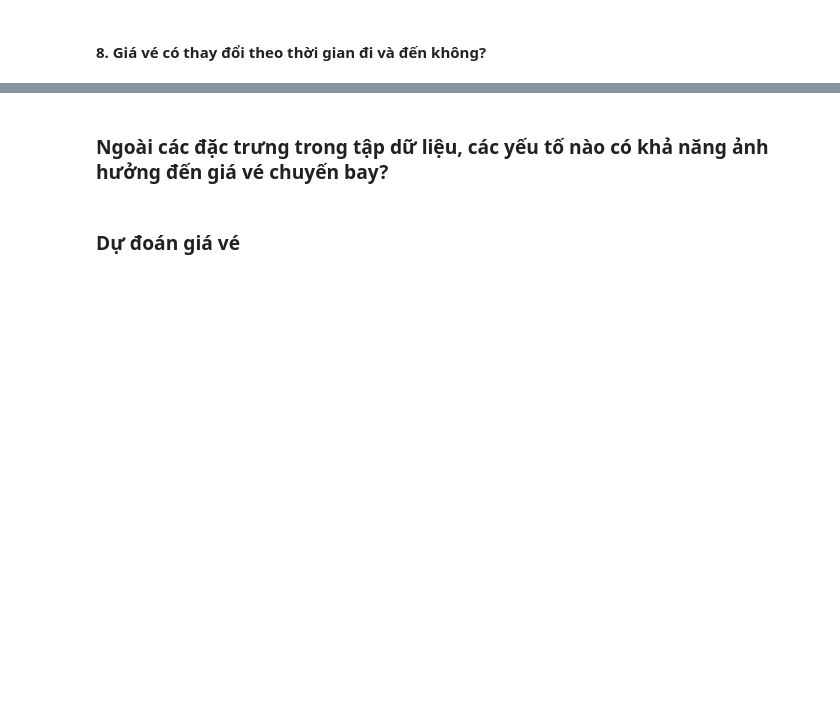
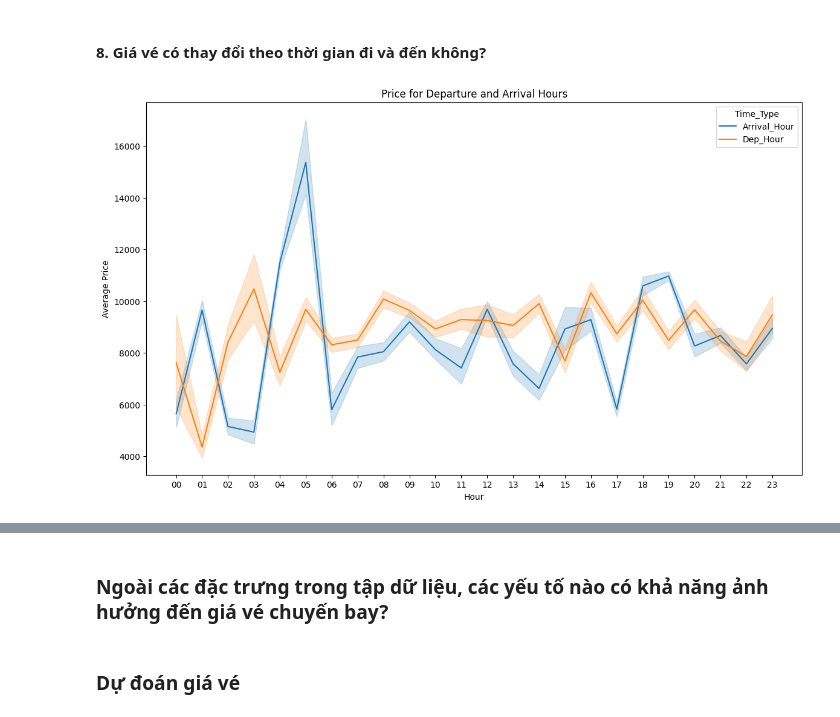
Before and after one commit to vngson/PTDLUD, a Jupyter notebook: main.ipynb, the cells around one changed output, grey strips where cells are left out. Saved outputs shown, nothing was run; the diff lists cells and outputs as text; code cells hidden in the pictures; blank space fills up the shorter version.

```diff
--- a/main.ipynb
+++ b/main.ipynb
@@ -264,2 +305,17 @@ plt.show()
 # %% [markdown]
 #### 8. Giá vé có thay đổi theo thời gian đi và đến không?
+# %%
+merged_data['Dep_Hour'] = merged_data['Dep_Time'].str.split(':').str[0]
+merged_data['Arrival_Hour'] = merged_data['Arrival_Time'].str.split(':').str[0]
+
+plot_data = pd.melt(merged_data[['Dep_Hour', 'Arrival_Hour', 'Price']],id_vars='Price', var_name='Time_Type', value_name='Hour')
+plot_data = plot_data.sort_values("Hour")
+# Visualize using a bar plot
+plt.figure(figsize=(14, 8))
+sns.lineplot(x='Hour', y='Price', hue='Time_Type', data=plot_data)
+plt.title('Price for Departure and Arrival Hours')
+plt.xlabel('Hour')
+plt.ylabel('Average Price')
+plt.show()
+# %% [output]
+[figure, added]
```
Also changed, not shown: parts of 26 cells of this notebook.
